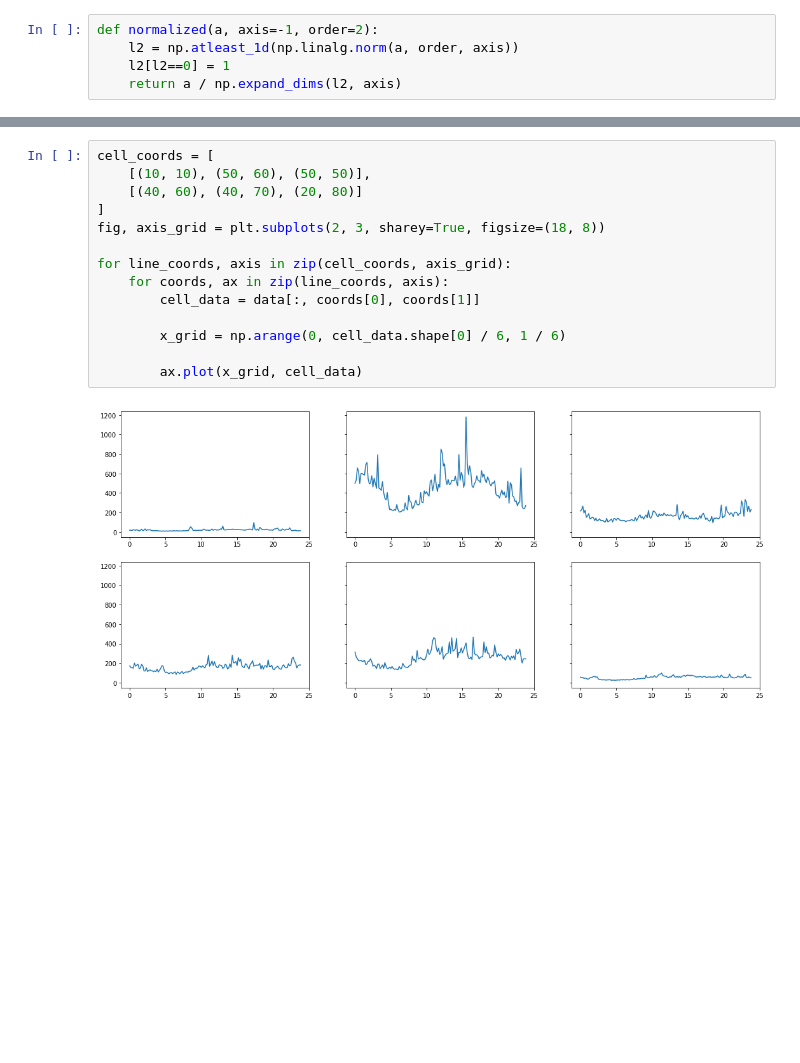
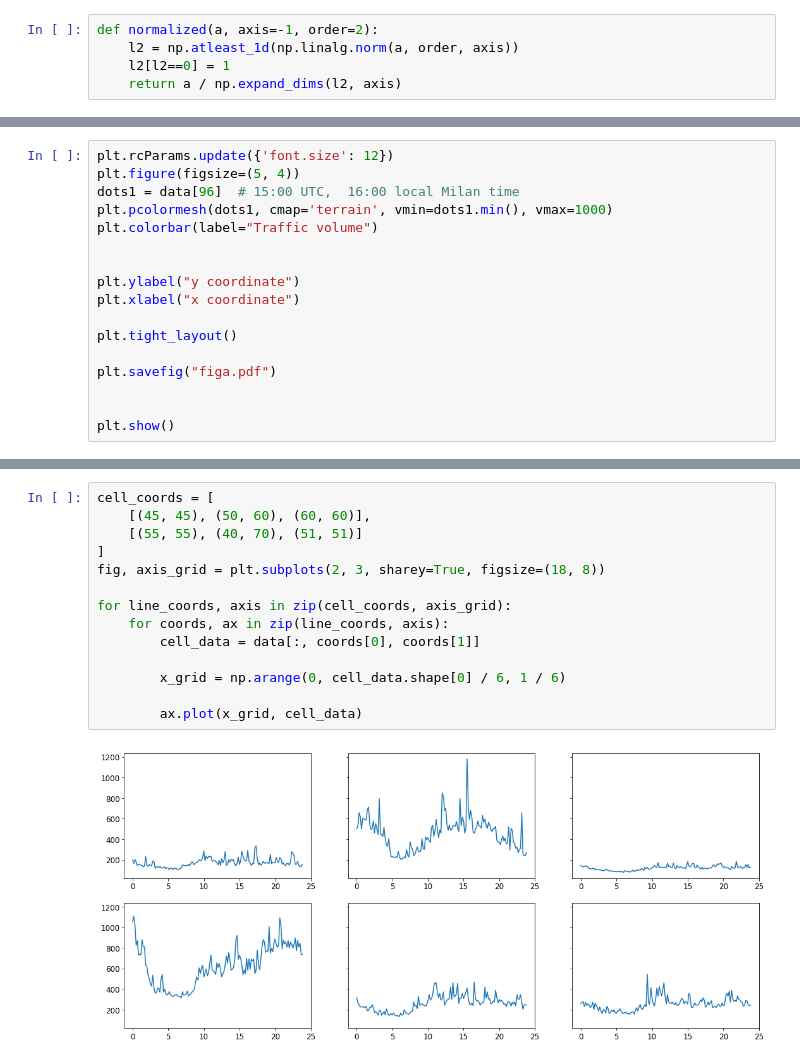
Before and after one commit to dzhv/Spatio-Temporal-mobile-traffic-forecasting, a Jupyter notebook: notebooks/data_exploration.ipynb, the cells around one changed output, grey strips where cells are left out. Cells and saved outputs as stored; diff of their text form; blank space fills up the shorter version.

```diff
--- a/notebooks/data_exploration.ipynb
+++ b/notebooks/data_exploration.ipynb
@@ -37,0 +46,17 @@ plt.show()
+# %%
+plt.rcParams.update({'font.size': 12})
+plt.figure(figsize=(5, 4))
+dots1 = data[96]  # 15:00 UTC,  16:00 local Milan time
+plt.pcolormesh(dots1, cmap='terrain', vmin=dots1.min(), vmax=1000)
+plt.colorbar(label="Traffic volume")
+
+
+plt.ylabel("y coordinate")
+plt.xlabel("x coordinate")
+
+plt.tight_layout()
+
+plt.savefig("figa.pdf")
+
+
+plt.show()
@@ -38,16 +65,16 @@ plt.show()
 # %%
 cell_coords = [
-    [(10, 10), (50, 60), (50, 50)],
-    [(40, 60), (40, 70), (20, 80)]
+    [(45, 45), (50, 60), (60, 60)],
+    [(55, 55), (40, 70), (51, 51)]
 ]
 fig, axis_grid = plt.subplots(2, 3, sharey=True, figsize=(18, 8))
 
 for line_coords, axis in zip(cell_coords, axis_grid):
     for coords, ax in zip(line_coords, axis):
         cell_data = data[:, coords[0], coords[1]]
 
         x_grid = np.arange(0, cell_data.shape[0] / 6, 1 / 6)
 
         ax.plot(x_grid, cell_data)
 # %% [output]
-[figure, old version]
+[figure, new version]
```
Also changed, not shown: parts of 2 cells of this notebook, 4 other files.
